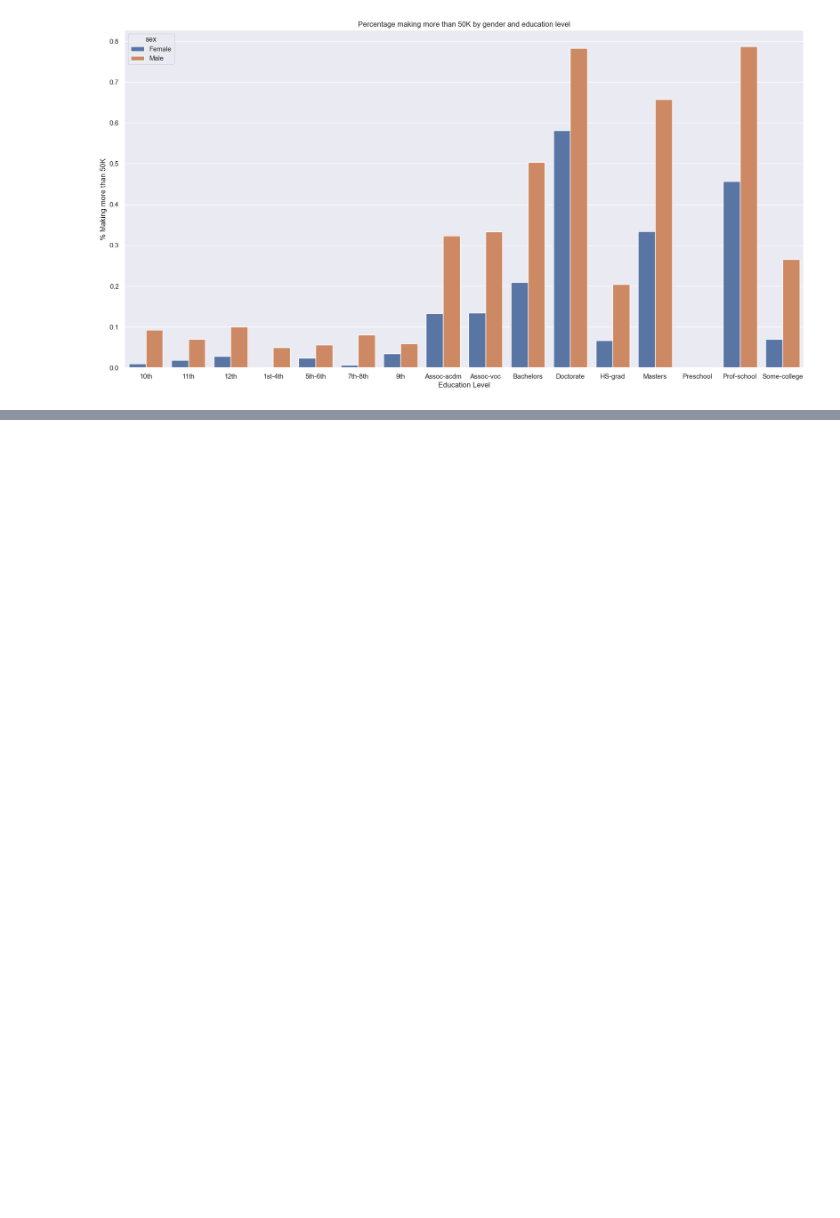
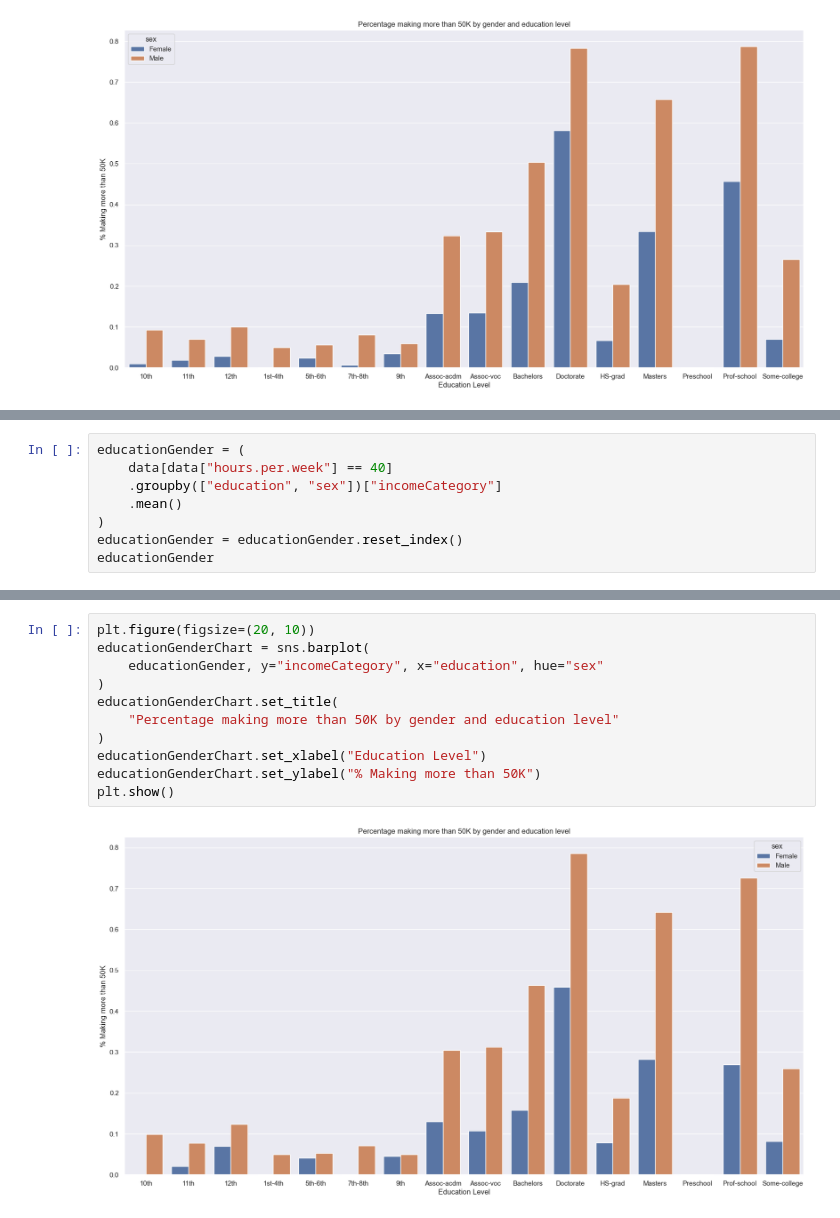
Before and after one commit to IMOsbo/DATA6550-Bias, a Jupyter notebook: Code/Osborne/Project-Code-Osborne.ipynb, the cells around one changed output, grey strips where cells are left out. Saved outputs shown, nothing was run; the diff lists cells and outputs as text; blank space fills up the shorter version.

Commit message:
Analyzed effects of full-time work on gender and education - no progress

```diff
--- a/Code/Osborne/Project-Code-Osborne.ipynb
+++ b/Code/Osborne/Project-Code-Osborne.ipynb
@@ -318,0 +321,8 @@ There's no category where women have a higher salary than men...
+# %%
+educationGender = (
+    data[data["hours.per.week"] == 40]
+    .groupby(["education", "sex"])["incomeCategory"]
+    .mean()
+)
+educationGender = educationGender.reset_index()
+educationGender
@@ -318,0 +347,13 @@ There's no category where women have a higher salary than men...
+# %%
+plt.figure(figsize=(20, 10))
+educationGenderChart = sns.barplot(
+    educationGender, y="incomeCategory", x="education", hue="sex"
+)
+educationGenderChart.set_title(
+    "Percentage making more than 50K by gender and education level"
+)
+educationGenderChart.set_xlabel("Education Level")
+educationGenderChart.set_ylabel("% Making more than 50K")
+plt.show()
+# %% [output]
+[figure, added]
```
Also changed, not shown: parts of 6 cells of this notebook.
